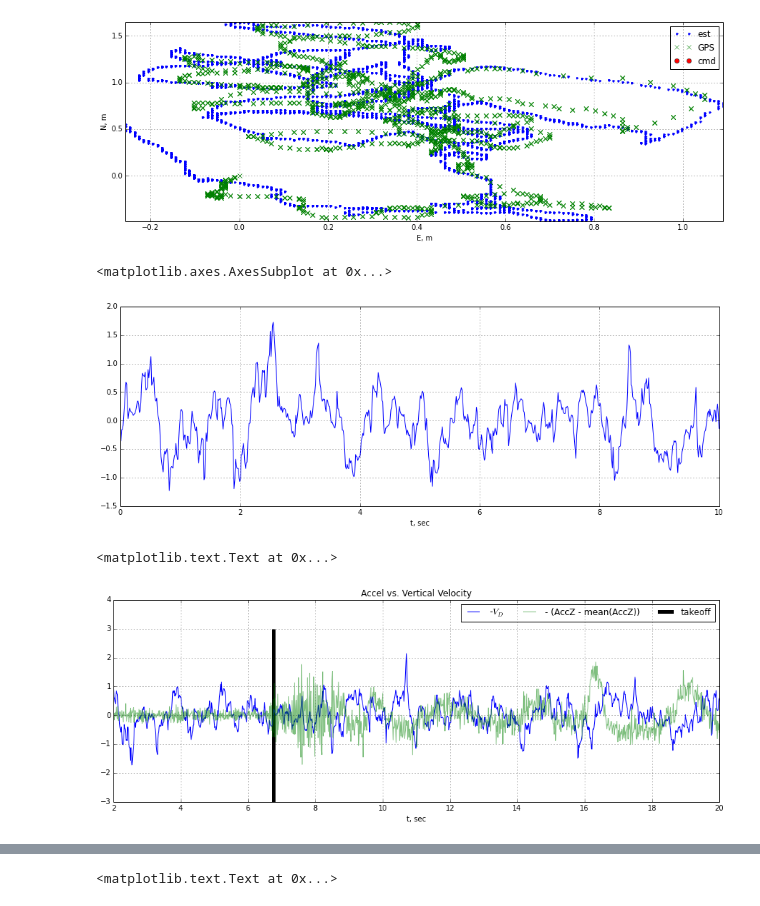
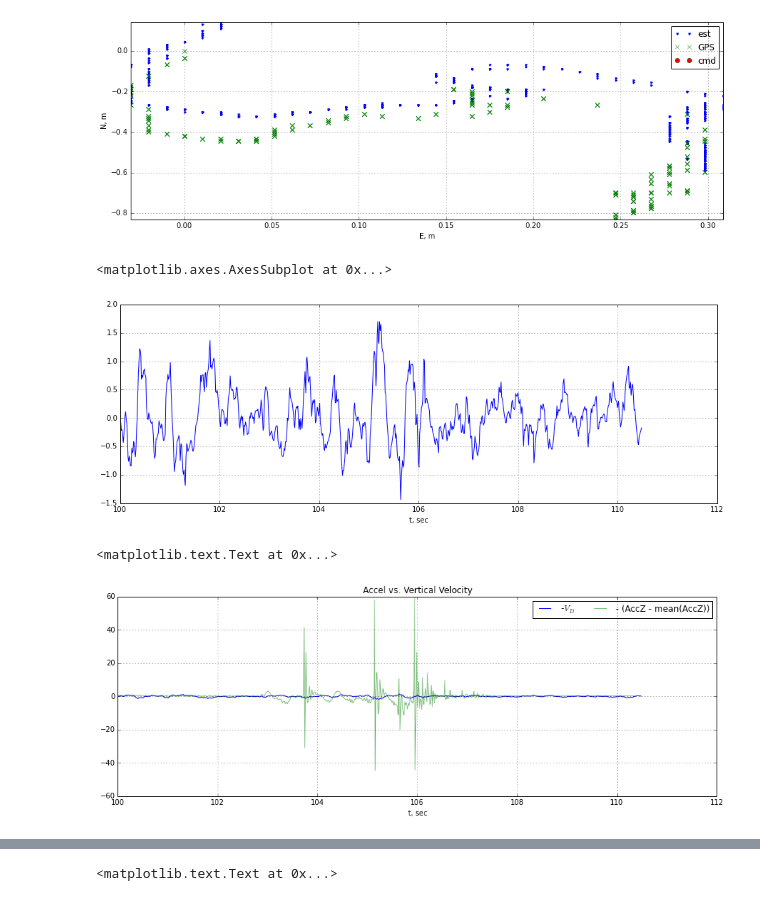
Before and after one commit to jgoppert/lpe-analysis, a Jupyter notebook: 15-09-30 Kabir Log.ipynb, the cells around one changed output, grey strips where cells are left out. Saved outputs shown, nothing was run; the diff lists cells and outputs as text; code cells hidden in the pictures.

```diff
--- a/15-09-30 Kabir Log.ipynb
+++ b/15-09-30 Kabir Log.ipynb
@@ -14,19 +61,17 @@ px4tools.plot_velocity_loops(data)
 # %%
-px4tools.pos_analysis(data[1:200]);
+px4tools.pos_analysis(data1[1:200]);
 # %% [output]
-[figure, old version]
+[figure, new version]
 # %%
-data.LPOS_VZ[0:10].plot()
+data1.LPOS_VZ.plot()
 # %% [output]
 <matplotlib.axes.AxesSubplot at 0x...>
-[figure, old version]
+[figure, new version]
 # %%
-data1 = data[2:20]
 (-1*data1.LPOS_VZ).plot(label='-$V_D$')
 (-1*(data1.IMU1_AccZ - data1.IMU1_AccZ.mean())).plot(label='- (AccZ - mean(AccZ))', alpha=0.5)
-pl.vlines(6.75, -3, 3, label='takeoff', linewidth=5)
 pl.legend(loc='best', ncol=5)
 pl.title('Accel vs. Vertical Velocity ')
 # %% [output]
 <matplotlib.text.Text at 0x...>
-[figure, old version]
+[figure, new version]
```
Also changed, not shown: parts of 7 cells of this notebook, 4 other files.
